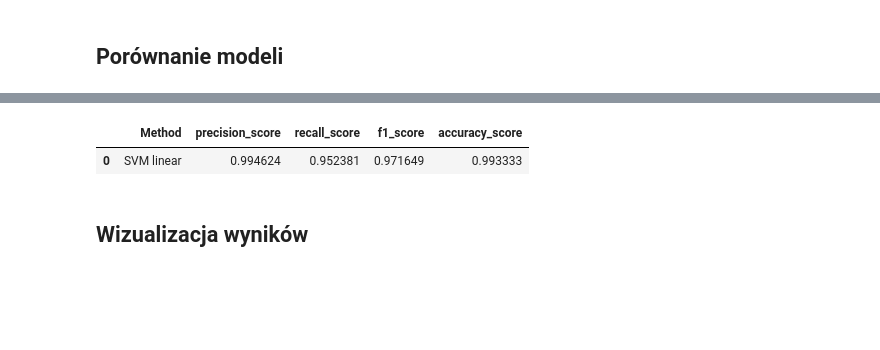
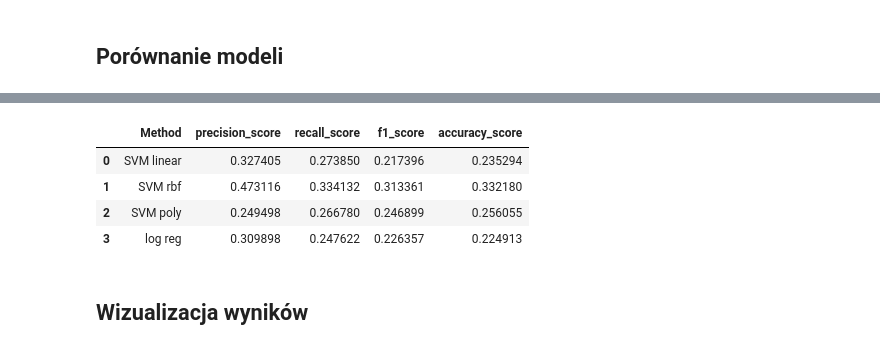
Before and after one commit to hjaremko/psi-projekt, a Jupyter notebook: projekt.ipynb, the cells around one changed output, grey strips where cells are left out. Drawn from its saved outputs; the diff is of its cells as text; code cells hidden in the pictures; blank space fills up the shorter version.

```diff
--- a/projekt.ipynb
+++ b/projekt.ipynb
@@ -313,0 +308,2 @@ preprocess_pipeline.fit_transform(X).shape
+# %%
+preprocess_pipeline.fit_transform(X[:1]).shape
@@ -347,12 +335,12 @@ kfold = StratifiedKFold(n_splits=5, shuffle=False)
 # %%
 pipe = Pipeline([
     ('preprocessing', preprocess_pipeline),
-    # ('scaler', StandardScaler()),
-    ('classifier', SVC(kernel='linear'))])
+    ('classifier', SVC(kernel='linear', probability=True))])
 
 
 param_grid = {
-            'classifier__C': [0.001, 0.01, 0.1, 1, 10, 100]
+            # 'classifier__C': [0.001, 0.01, 0.1, 1, 10, 100]
+            'classifier__C': [0.01]
 }
 
 grid_1 = GridSearchCV(pipe, param_grid, cv=kfold, error_score='raise')
@@ -369,6 +513,25 @@ from sklearn import  metrics
 
 models = []
 models.append(('svm_linear', grid_1.best_estimator_))
-# models.append(('SVM rbf', grid_2.best_estimator_))
-# models.append(('SVM poly', grid_3.best_estimator_))
-# models.append(('log reg', grid_4.best_estimator_))
+models.append(('svm_rbf', grid_2.best_estimator_))
+models.append(('svm_poly', grid_3.best_estimator_))
+models.append(('log_reg', grid_4.best_estimator_))
+# %%
+_, _, test_type_1_filenames = next(walk('data/testing/1/'))
+_, _, test_type_2_filenames = next(walk('data/testing/2/'))
+_, _, test_type_3_filenames = next(walk('data/testing/3/'))
+
+X_test = []
+
+read_brains(X_test, 'testing', test_type_1_filenames, 1)
+read_brains(X_test, 'testing', test_type_2_filenames, 2)
+read_brains(X_test, 'testing', test_type_3_filenames, 3)
+
+b = pd.DataFrame(data=X_test, columns=['image', 'tumor_class'])
+X_test = b.drop(['tumor_class'], axis=1)
+y_test = b['tumor_class'].values
+
+y_test = label_encoder.fit_transform(y_test)
+
+print("X.shape: {} y.shape: {}".format(X.shape, y.shape))
+# X_test.head()
@@ -390,17 +576,22 @@ for name, model in models:
 # %%
 import pandas as pd
 d = {'precision_score': precision_score,
      'recall_score': recall_score,
      'f1_score': f1_score,
      'accuracy_score' : accuracy_score
     }
 df = pd.DataFrame(data=d)
-df.insert(loc=0, column='Method', value=['SVM linear'])
-# df.insert(loc=0, column='Method', value=['SVM linear', 'SVM rbf', 'SVM poly', 'log reg'])
+# df.insert(loc=0, column='Method', value=['SVM linear'])
+# df.insert(loc=0, column='Method', value=['SVM linear', 'SVM rbf'])
+# df.insert(loc=0, column='Method', value=['SVM linear', 'SVM rbf', 'SVM poly'])
+df.insert(loc=0, column='Method', value=['SVM linear', 'SVM rbf', 'SVM poly', 'log reg'])
 df
 # %% [output]
 |  | Method | precision_score | recall_score | f1_score | accuracy_score |
-| 0 | SVM linear | 0.994624 | 0.952381 | 0.971649 | 0.993333 |
+| 0 | SVM linear | 0.327405 | 0.273850 | 0.217396 | 0.235294 |
+| 1 | SVM rbf | 0.473116 | 0.334132 | 0.313361 | 0.332180 |
+| 2 | SVM poly | 0.249498 | 0.266780 | 0.246899 | 0.256055 |
+| 3 | log reg | 0.309898 | 0.247622 | 0.226357 | 0.224913 |
 # %% [markdown]
 ## Wizualizacja wyników
 # %%
```
Also changed, not shown: parts of 53 cells of this notebook.
